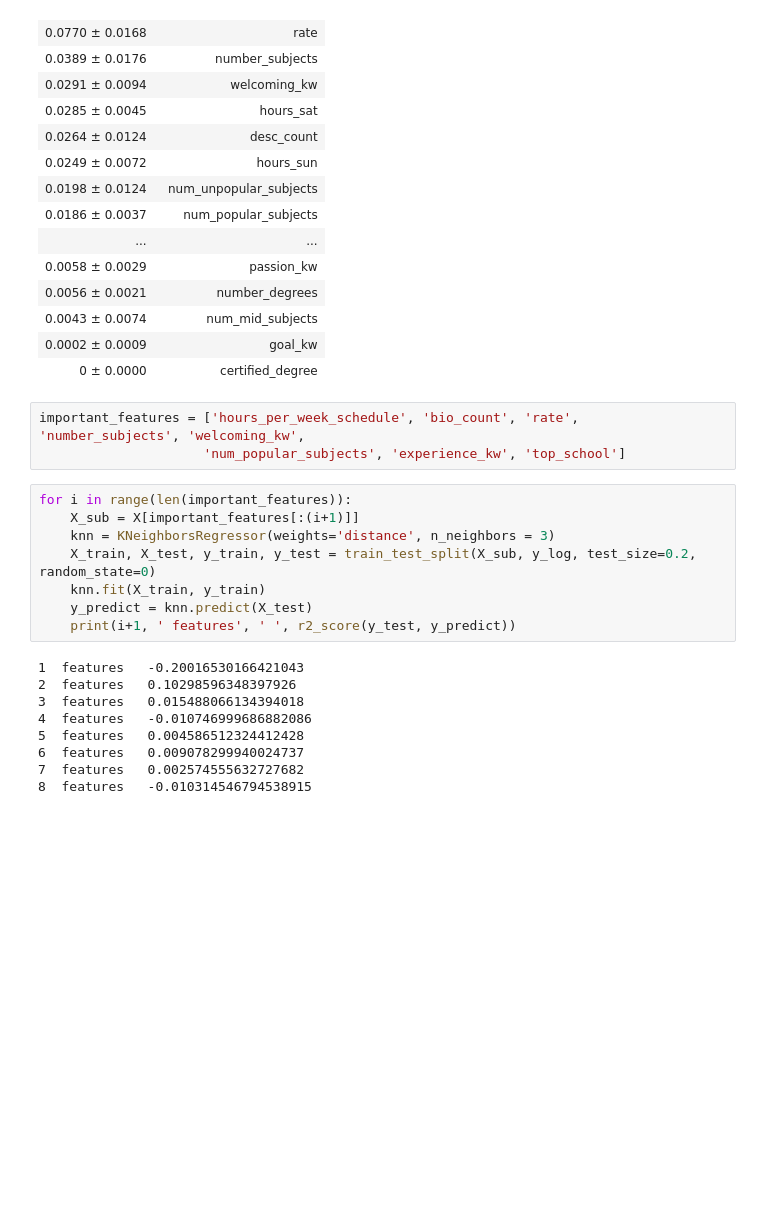
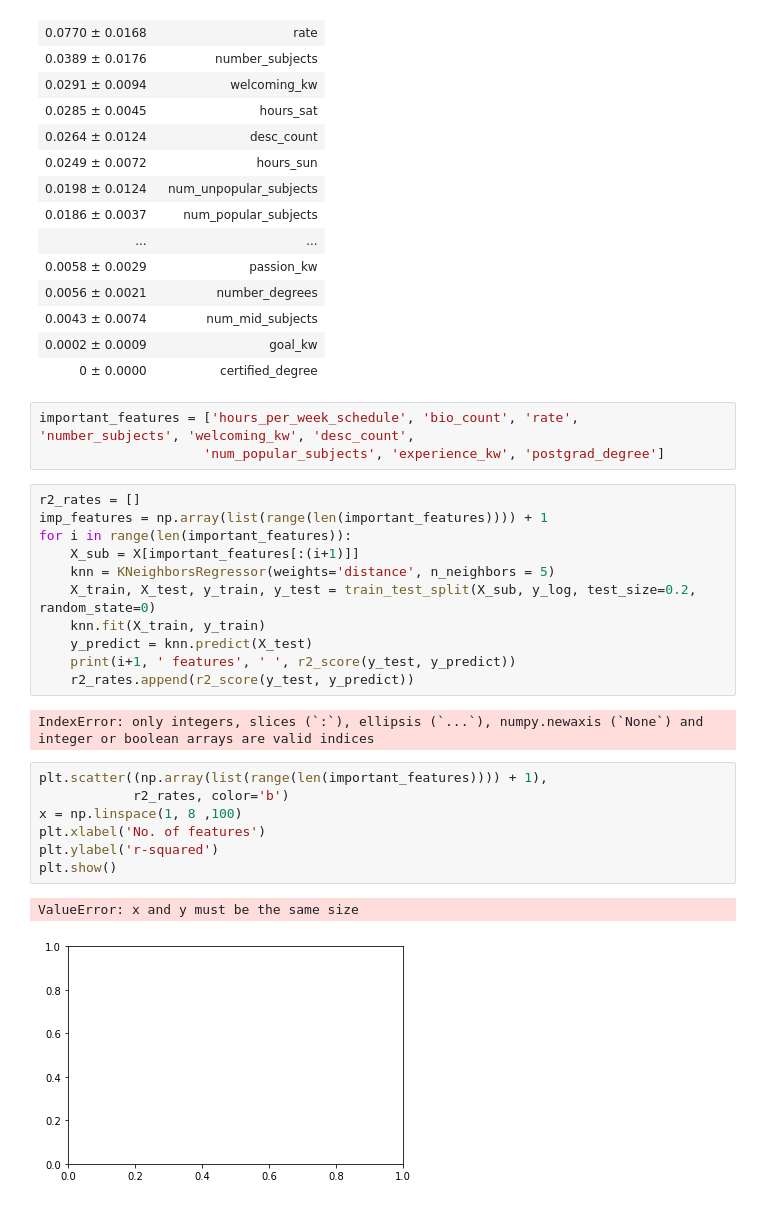
Before and after one commit to vijayoct27/tutor_prediction, a Jupyter notebook: tutor_demand.ipynb, the cells around one changed output. Saved outputs shown, nothing was run; the diff lists cells and outputs as text; blank space fills up the shorter version.

```diff
--- a/tutor_demand.ipynb
+++ b/tutor_demand.ipynb
@@ -324,22 +329,28 @@ eli5.show_weights(perm, feature_names = X_test.columns.tolist())
 | 0.0002 ± 0.0009 | goal_kw |
 | 0 ± 0.0000 | certified_degree |
 # %%
-important_features = ['hours_per_week_schedule', 'bio_count', 'rate', 'number_subjects', 'welcoming_kw',
-                     'num_popular_subjects', 'experience_kw', 'top_school']
+important_features = ['hours_per_week_schedule', 'bio_count', 'rate', 'number_subjects', 'welcoming_kw', 'desc_count',
+                     'num_popular_subjects', 'experience_kw', 'postgrad_degree']
 # %%
+r2_rates = []
+imp_features = np.array(list(range(len(important_features)))) + 1
 for i in range(len(important_features)):
     X_sub = X[important_features[:(i+1)]]
-    knn = KNeighborsRegressor(weights='distance', n_neighbors = 3)
+    knn = KNeighborsRegressor(weights='distance', n_neighbors = 5)
     X_train, X_test, y_train, y_test = train_test_split(X_sub, y_log, test_size=0.2, random_state=0)
     knn.fit(X_train, y_train)
     y_predict = knn.predict(X_test)
     print(i+1, ' features', ' ', r2_score(y_test, y_predict))
+    r2_rates.append(r2_score(y_test, y_predict))
 # %% [output]
-1  features   -0.20016530166421043
-2  features   0.10298596348397926
-3  features   0.015488066134394018
-4  features   -0.010746999686882086
-5  features   0.004586512324412428
-6  features   0.009078299940024737
-7  features   0.002574555632727682
-8  features   -0.010314546794538915
+IndexError: only integers, slices (`:`), ellipsis (`...`), numpy.newaxis (`None`) and integer or boolean arrays are valid indices
+# %%
+plt.scatter((np.array(list(range(len(important_features)))) + 1),
+            r2_rates, color='b')
+x = np.linspace(1, 8 ,100)
+plt.xlabel('No. of features')
+plt.ylabel('r-squared')
+plt.show()
+# %% [output]
+ValueError: x and y must be the same size
+[figure, added]
```
Also changed, not shown: parts of 8 cells of this notebook, 1 other file.
